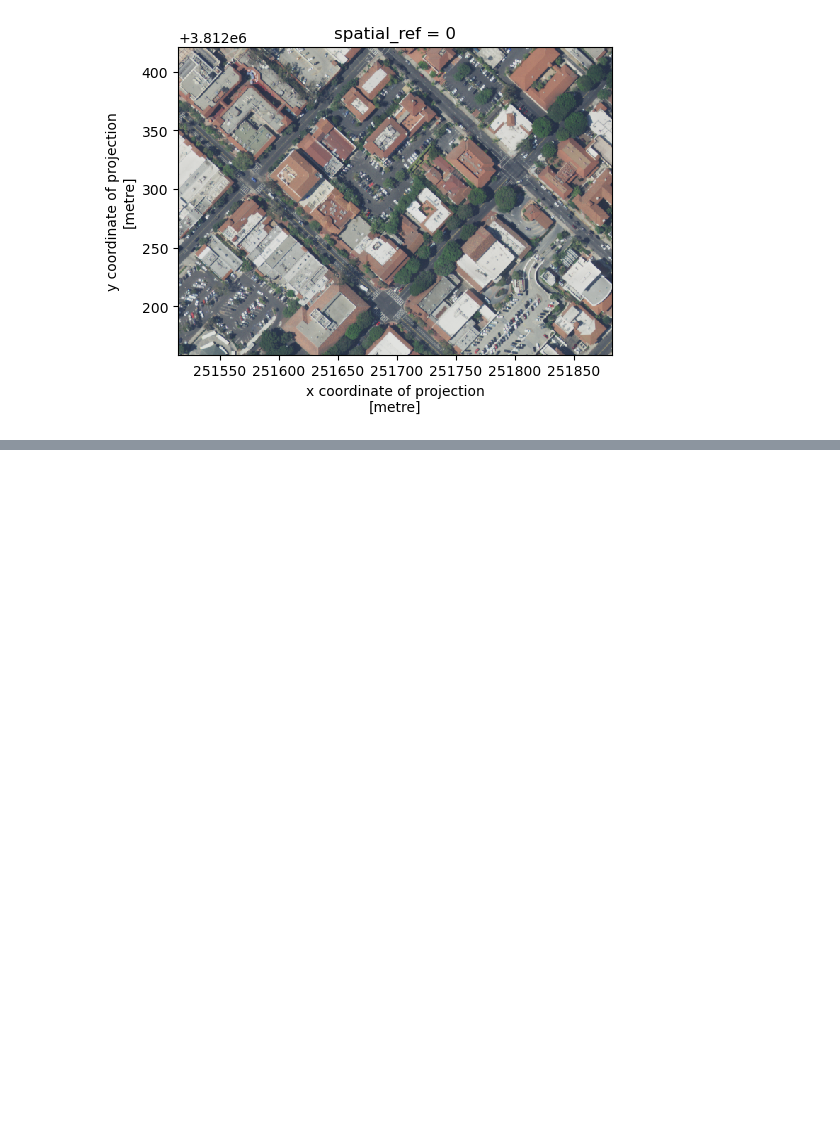
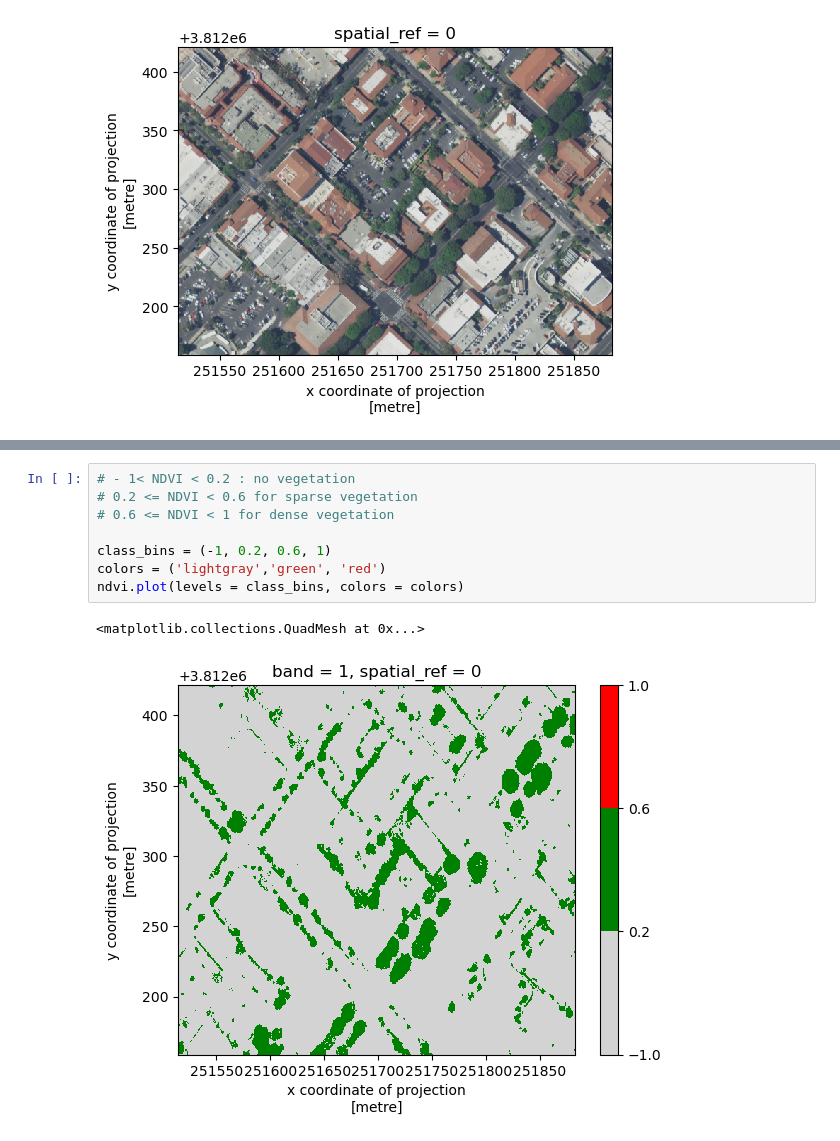
Before and after one commit to annieradams/eds220-week6, a Jupyter notebook: lesson2.ipynb, the cells around one changed output, grey strips where cells are left out. Cells and saved outputs as stored; diff of their text form; blank space fills up the shorter version.

```diff
--- a/lesson2.ipynb
+++ b/lesson2.ipynb
@@ -240,0 +353,11 @@ rgb_small.plot.imshow(size = size, aspect = aspect)
+# %%
+# - 1< NDVI < 0.2 : no vegetation
+# 0.2 <= NDVI < 0.6 for sparse vegetation
+# 0.6 <= NDVI < 1 for dense vegetation
+
+class_bins = (-1, 0.2, 0.6, 1)
+colors = ('lightgray','green', 'red')
+ndvi.plot(levels = class_bins, colors = colors)
+# %% [output]
+<matplotlib.collections.QuadMesh at 0x...>
+[figure, added]
```
Also changed, not shown: parts of 13 cells of this notebook.
